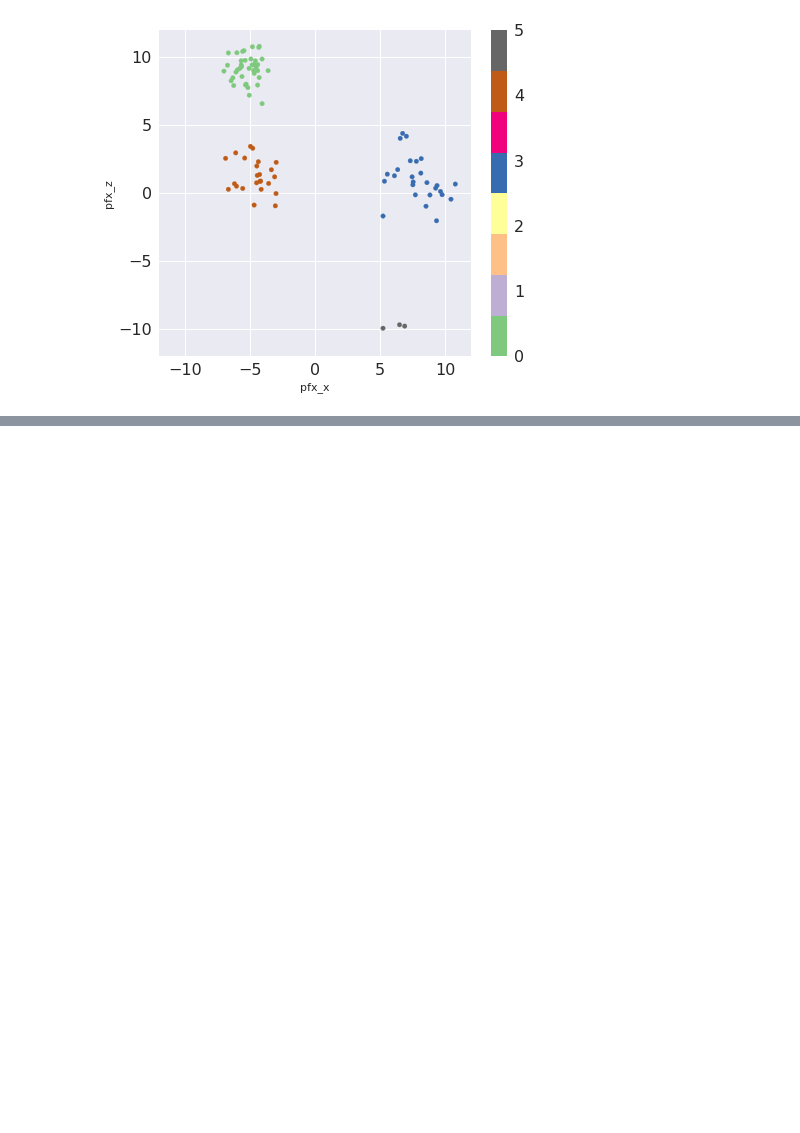
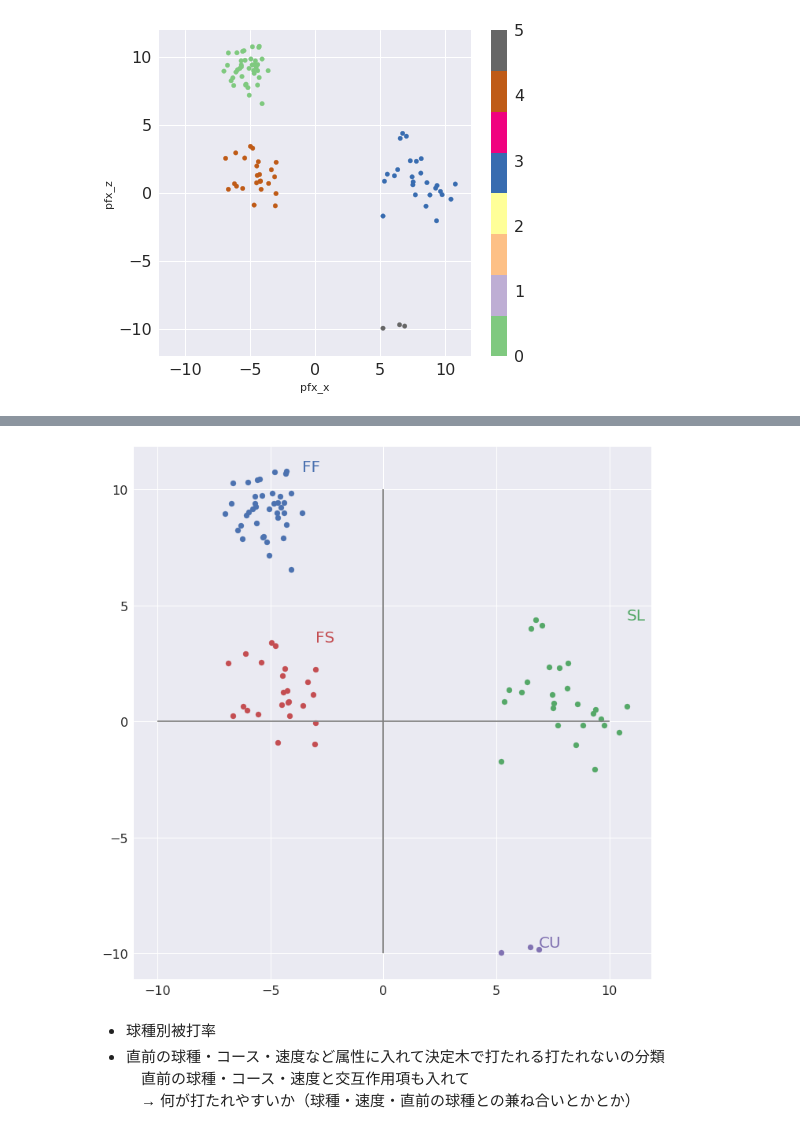
Before and after one commit to 3824/ball_analysis, a Jupyter notebook: 投球データを見る.ipynb, the cells around one changed output, grey strips where cells are left out. Drawn from its saved outputs; the diff is of its cells as text; code cells hidden in the pictures; blank space fills up the shorter version.

```diff
--- a/投球データを見る.ipynb
+++ b/投球データを見る.ipynb
@@ -182,0 +184,21 @@ ohtani_df.plot(kind="scatter", x="pfx_x", y="pfx_z", figsize=(7,6), xlim=(-12, 1
+# %%
+fig, ax = plt.subplots(1, 1, figsize=(10, 10),tight_layout=True)
+
+x_term = "pfx_x"
+y_term = "pfx_z"
+
+for ball_type in ohtani_df["pitch_type"].unique():
+    tmp_df = ohtani_df[ohtani_df["pitch_type"]==ball_type]
+    path = ax.scatter(x=tmp_df[x_term], y=tmp_df[y_term])
+    plt.text(tmp_df[x_term].max(), tmp_df[y_term].max(), ball_type, fontsize=20, color=path.get_facecolor()[0])
+#     print(path.get_facecolor()[0])
+plt.hlines(y=0,xmin=-10,xmax=10, colors="gray")
+plt.vlines(x=0,ymin=-10,ymax=10, colors="gray")
+plt.show()
+# %% [output]
+[figure, added]
+# %% [markdown]
+* 球種別被打率
+* 直前の球種・コース・速度など属性に入れて決定木で打たれる打たれないの分類
+　直前の球種・コース・速度と交互作用項も入れて
+　→ 何が打たれやすいか（球種・速度・直前の球種との兼ね合いとかとか）
```
Also changed, not shown: parts of 8 cells of this notebook, 4 other files.
